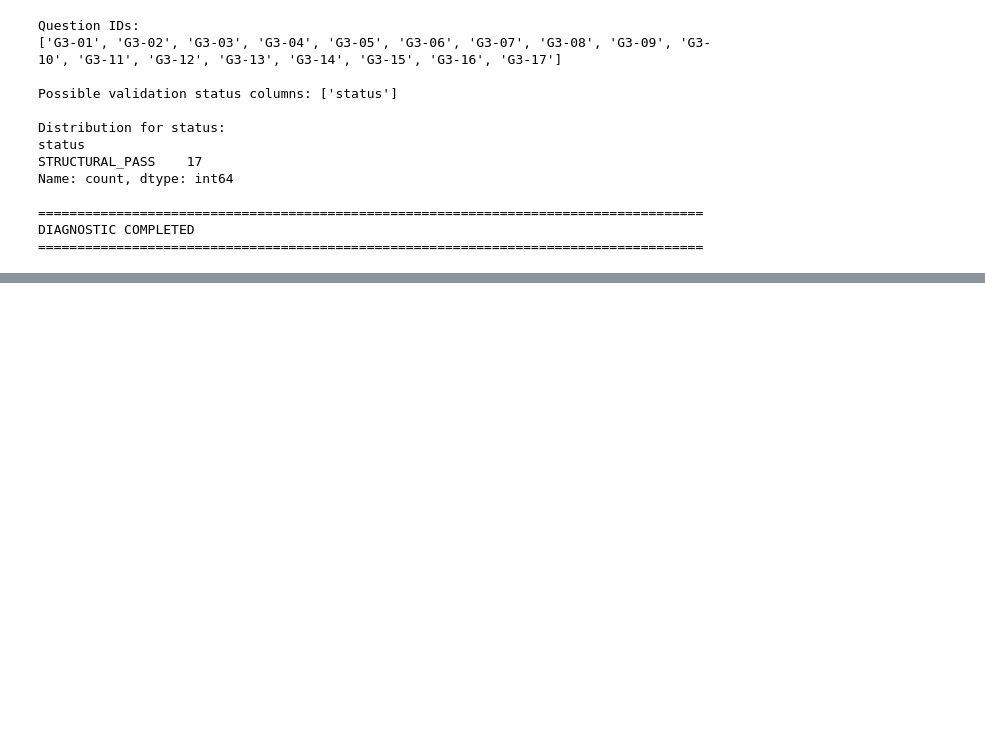
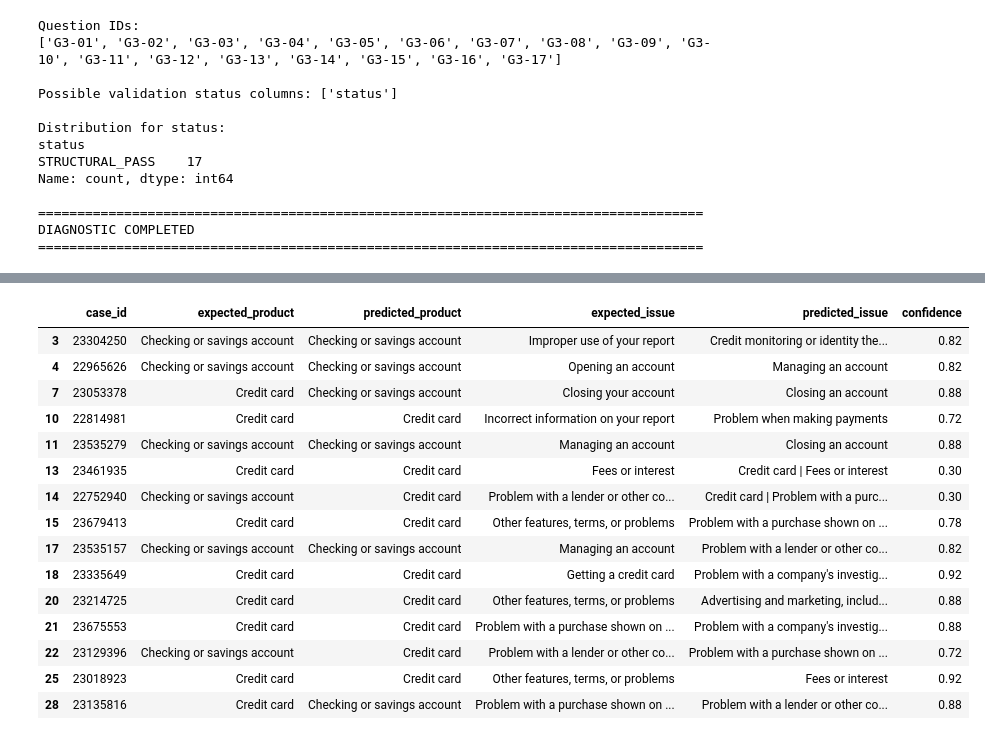
Before and after one commit to jp210995/COMPLAINTIQ, a Jupyter notebook: notebooks/06_eval.ipynb, the cells around one changed output, grey strips where cells are left out. Cells and saved outputs as stored; diff of their text form; code cells hidden in the pictures; blank space fills up the shorter version.

```diff
--- a/notebooks/06_eval.ipynb
+++ b/notebooks/06_eval.ipynb
@@ -26877,0 +27826,83 @@ PASS | PHASE 7 MASTER VALIDATION PASSED.
+# %%
+
+from pathlib import Path
+import pandas as pd
+import json
+
+RUN = Path(
+    "/home/sagemaker-user/complaintiq/eval/results/"
+    "G1_triage_evaluation/run_20261116T161247Z"
+)
+
+pred = pd.read_csv(RUN / "G1_triage_predictions.csv")
+errors = json.loads(
+    (RUN / "G1_triage_errors.json").read_text()
+)
+
+print("=" * 70)
+print("1. FAILED RECORDS")
+print("=" * 70)
+
+for item in errors:
+    print(item["case_id"], "|", item["error"])
+
+print("\n" + "=" * 70)
+print("2. PREDICTED LABELS NOT PRESENT IN GOLD ISSUE LABELS")
+print("=" * 70)
+
+successful = pred[pred["status"] == "SUCCESS"].copy()
+
+expected_issues = set(successful["expected_issue"].dropna())
+predicted_issues = set(successful["predicted_issue"].dropna())
+
+unexpected = sorted(predicted_issues - expected_issues)
+
+print("Unique expected issues:", len(expected_issues))
+print("Unique predicted issues:", len(predicted_issues))
+print("Unexpected predicted labels:", len(unexpected))
+
+for label in unexpected:
+    print("-", repr(label))
+
+print("\n" + "=" * 70)
+print("3. EXAMPLES OF PRODUCT / ISSUE MISMATCH")
+print("=" * 70)
+
+mismatch = successful[
+    successful["expected_issue"] != successful["predicted_issue"]
+]
+
+print("Issue mismatches:", len(mismatch))
+
+display(mismatch[[
+    "case_id",
+    "expected_product",
+    "predicted_product",
+    "expected_issue",
+    "predicted_issue",
+    "confidence",
+]].head(15))
+
+print("\n" + "=" * 70)
+print("4. PRODUCT ACCURACY BREAKDOWN")
+print("=" * 70)
+
+print(pd.crosstab(
+    successful["expected_product"],
+    successful["predicted_product"],
+    margins=True
+))
+
+print("\n" + "=" * 70)
+print("5. PREDICTION FIELD FORMAT")
+print("=" * 70)
+
+for _, row in successful.head(5).iterrows():
+    print({
+        "case_id": row["case_id"],
+        "predicted_product": row["predicted_product"],
+        "predicted_issue": row["predicted_issue"],
+    })
+
+print("\nAUDIT COMPLETE — NO FILES MODIFIED")
+# %% [output]
@@ -26877,0 +27926,16 @@ PASS | PHASE 7 MASTER VALIDATION PASSED.
+|  | case_id | expected_product | predicted_product | expected_issue | predicted_issue | confidence |
+| 3 | 23304250 | Checking or savings account | Checking or savings account | Improper use of your report | Credit monitoring or identity the... | 0.82 |
+| 4 | 22965626 | Checking or savings account | Checking or savings account | Opening an account | Managing an account | 0.82 |
+| 7 | 23053378 | Credit card | Checking or savings account | Closing your account | Closing an account | 0.88 |
+| 10 | 22814981 | Credit card | Credit card | Incorrect information on your report | Problem when making payments | 0.72 |
+| 11 | 23535279 | Checking or savings account | Checking or savings account | Managing an account | Closing an account | 0.88 |
+| 13 | 23461935 | Credit card | Credit card | Fees or interest | Credit card | Fees or interest | 0.30 |
+| 14 | 22752940 | Checking or savings account | Credit card | Problem with a lender or other co... | Credit card | Problem with a purc... | 0.30 |
+| 15 | 23679413 | Credit card | Credit card | Other features, terms, or problems | Problem with a purchase shown on ... | 0.78 |
+| 17 | 23535157 | Checking or savings account | Checking or savings account | Managing an account | Problem with a lender or other co... | 0.82 |
+| 18 | 23335649 | Credit card | Credit card | Getting a credit card | Problem with a company's investig... | 0.92 |
+| 20 | 23214725 | Credit card | Credit card | Other features, terms, or problems | Advertising and marketing, includ... | 0.88 |
+| 21 | 23675553 | Credit card | Credit card | Problem with a purchase shown on ... | Problem with a company's investig... | 0.88 |
+| 22 | 23129396 | Checking or savings account | Credit card | Problem with a lender or other co... | Problem with a purchase shown on ... | 0.72 |
+| 25 | 23018923 | Credit card | Credit card | Other features, terms, or problems | Fees or interest | 0.92 |
+| 28 | 23135816 | Credit card | Checking or savings account | Problem with a purchase shown on ... | Problem with a lender or other co... | 0.88 |
```
Also changed, not shown: parts of 26 cells of this notebook, 18 other files.
